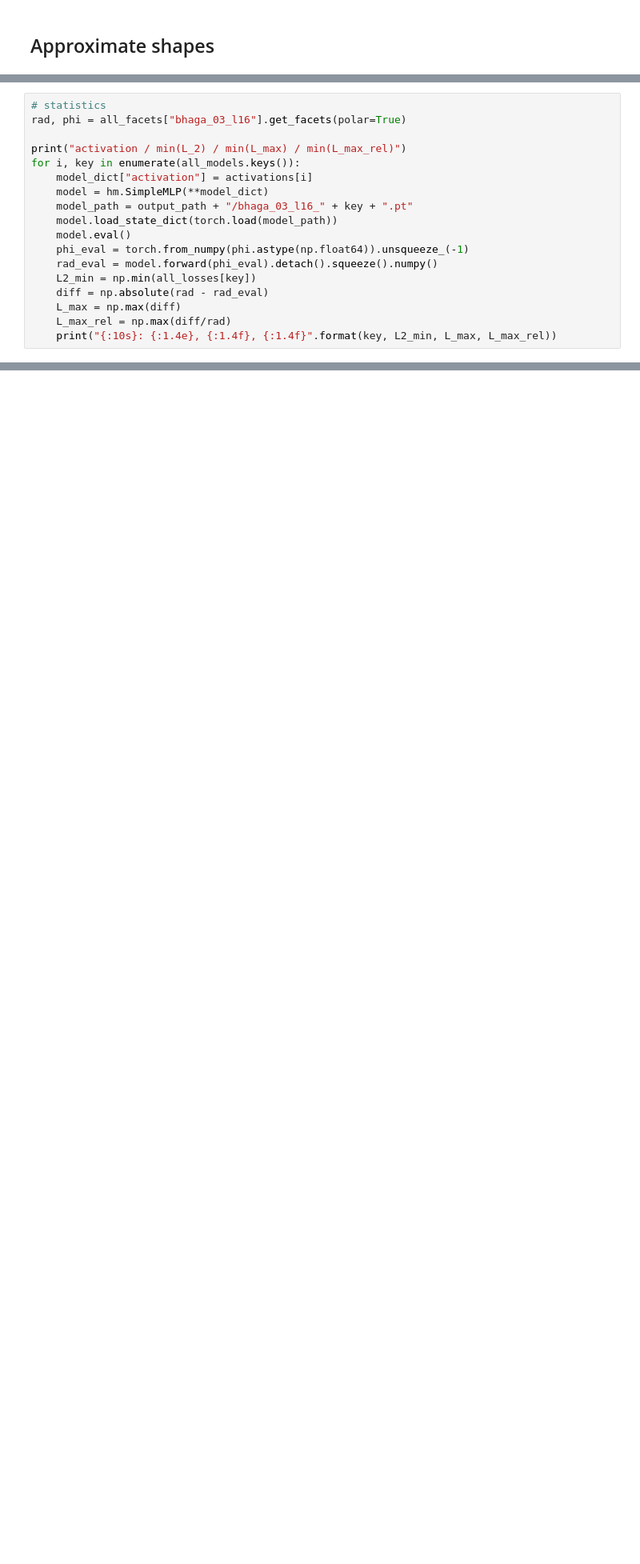
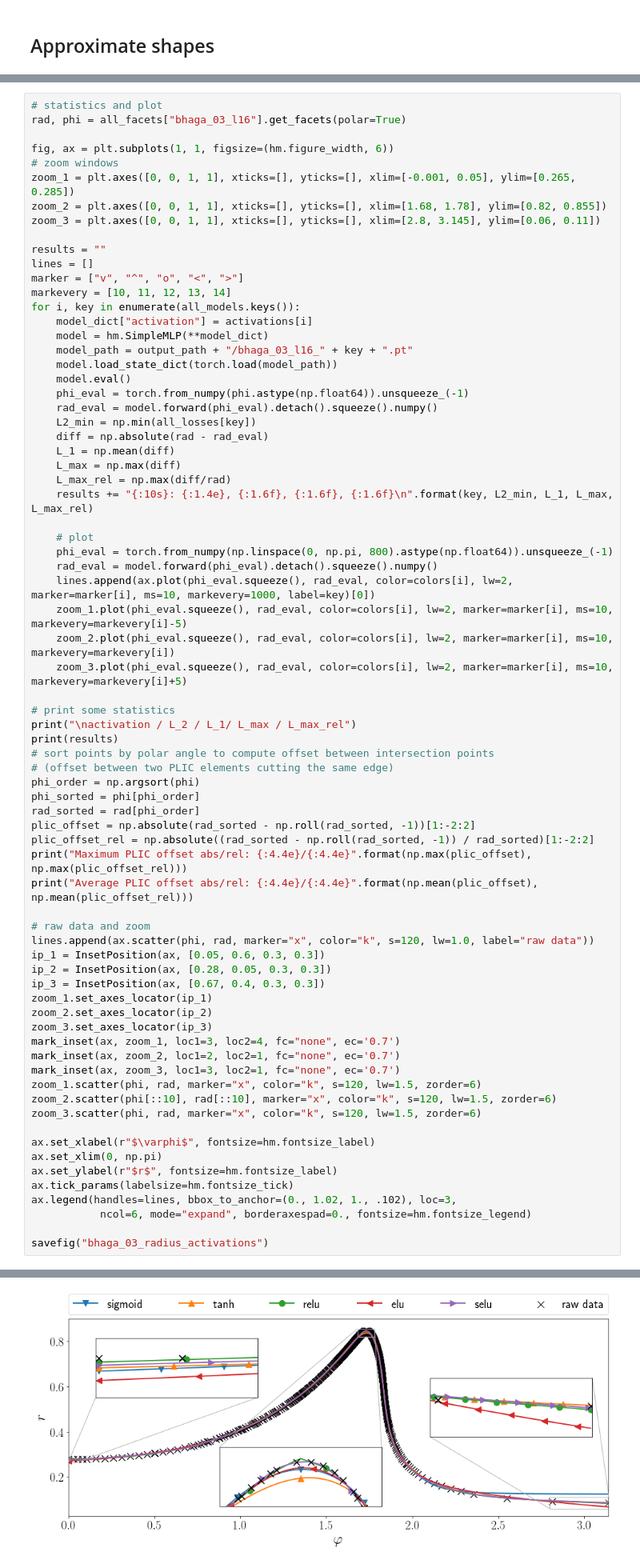
Before and after one commit to AndreWeiner/phd_notebooks, a Jupyter notebook: notebooks/basilisk_2D_shape_approximation_simple.ipynb, the cells around one changed output, grey strips where cells are left out. Shown at 80% size. Drawn from its saved outputs; the diff is of its cells as text; blank space fills up the shorter version.

```diff
--- a/notebooks/basilisk_2D_shape_approximation_simple.ipynb
+++ b/notebooks/basilisk_2D_shape_approximation_simple.ipynb
@@ -201,8 +213,17 @@ savefig("bhaga_03_loss_activations")
 # %%
-# statistics
+# statistics and plot
 rad, phi = all_facets["bhaga_03_l16"].get_facets(polar=True)
 
-print("activation / min(L_2) / min(L_max) / min(L_max_rel)")
+fig, ax = plt.subplots(1, 1, figsize=(hm.figure_width, 6))
+# zoom windows
+zoom_1 = plt.axes([0, 0, 1, 1], xticks=[], yticks=[], xlim=[-0.001, 0.05], ylim=[0.265, 0.285])
+zoom_2 = plt.axes([0, 0, 1, 1], xticks=[], yticks=[], xlim=[1.68, 1.78], ylim=[0.82, 0.855])
+zoom_3 = plt.axes([0, 0, 1, 1], xticks=[], yticks=[], xlim=[2.8, 3.145], ylim=[0.06, 0.11])
+
+results = ""
+lines = []
+marker = ["v", "^", "o", "<", ">"]
+markevery = [10, 11, 12, 13, 14]
 for i, key in enumerate(all_models.keys()):
     model_dict["activation"] = activations[i]
     model = hm.SimpleMLP(**model_dict)
@@ -213,7 +234,53 @@ for i, key in enumerate(all_models.keys()):
     rad_eval = model.forward(phi_eval).detach().squeeze().numpy()
     L2_min = np.min(all_losses[key])
     diff = np.absolute(rad - rad_eval)
+    L_1 = np.mean(diff)
     L_max = np.max(diff)
     L_max_rel = np.max(diff/rad)
-    print("{:10s}: {:1.4e}, {:1.4f}, {:1.4f}".format(key, L2_min, L_max, L_max_rel))
+    results += "{:10s}: {:1.4e}, {:1.6f}, {:1.6f}, {:1.6f}\n".format(key, L2_min, L_1, L_max, L_max_rel)
+
+    # plot
+    phi_eval = torch.from_numpy(np.linspace(0, np.pi, 800).astype(np.float64)).unsqueeze_(-1)
+    rad_eval = model.forward(phi_eval).detach().squeeze().numpy()
+    lines.append(ax.plot(phi_eval.squeeze(), rad_eval, color=colors[i], lw=2, marker=marker[i], ms=10, markevery=1000, label=key)[0])
+    zoom_1.plot(phi_eval.squeeze(), rad_eval, color=colors[i], lw=2, marker=marker[i], ms=10, markevery=markevery[i]-5)
+    zoom_2.plot(phi_eval.squeeze(), rad_eval, color=colors[i], lw=2, marker=marker[i], ms=10, markevery=markevery[i])
+    zoom_3.plot(phi_eval.squeeze(), rad_eval, color=colors[i], lw=2, marker=marker[i], ms=10, markevery=markevery[i]+5)
+
+# print some statistics
+print("\nactivation / L_2 / L_1/ L_max / L_max_rel")
+print(results)
+# sort points by polar angle to compute offset between intersection points
+# (offset between two PLIC elements cutting the same edge)
+phi_order = np.argsort(phi)
+phi_sorted = phi[phi_order]
+rad_sorted = rad[phi_order]
+plic_offset = np.absolute(rad_sorted - np.roll(rad_sorted, -1))[1:-2:2]
+plic_offset_rel = np.absolute((rad_sorted - np.roll(rad_sorted, -1)) / rad_sorted)[1:-2:2]
+print("Maximum PLIC offset abs/rel: {:4.4e}/{:4.4e}".format(np.max(plic_offset), np.max(plic_offset_rel)))
+print("Average PLIC offset abs/rel: {:4.4e}/{:4.4e}".format(np.mean(plic_offset), np.mean(plic_offset_rel)))
+
+# raw data and zoom
+lines.append(ax.scatter(phi, rad, marker="x", color="k", s=120, lw=1.0, label="raw data"))
+ip_1 = InsetPosition(ax, [0.05, 0.6, 0.3, 0.3])
+ip_2 = InsetPosition(ax, [0.28, 0.05, 0.3, 0.3])
+ip_3 = InsetPosition(ax, [0.67, 0.4, 0.3, 0.3])
+zoom_1.set_axes_locator(ip_1)
+zoom_2.set_axes_locator(ip_2)
+zoom_3.set_axes_locator(ip_3)
+mark_inset(ax, zoom_1, loc1=3, loc2=4, fc="none", ec='0.7')
+mark_inset(ax, zoom_2, loc1=2, loc2=1, fc="none", ec='0.7')
+mark_inset(ax, zoom_3, loc1=3, loc2=1, fc="none", ec='0.7')
+zoom_1.scatter(phi, rad, marker="x", color="k", s=120, lw=1.5, zorder=6)
+zoom_2.scatter(phi[::10], rad[::10], marker="x", color="k", s=120, lw=1.5, zorder=6)
+zoom_3.scatter(phi, rad, marker="x", color="k", s=120, lw=1.5, zorder=6)
+
+ax.set_xlabel(r"$\varphi$", fontsize=hm.fontsize_label)
+ax.set_xlim(0, np.pi)
+ax.set_ylabel(r"$r$", fontsize=hm.fontsize_label)
+ax.tick_params(labelsize=hm.fontsize_tick)
+ax.legend(handles=lines, bbox_to_anchor=(0., 1.02, 1., .102), loc=3,
+           ncol=6, mode="expand", borderaxespad=0., fontsize=hm.fontsize_legend)
+
+savefig("bhaga_03_radius_activations")
 # %% [output]
@@ -230,0 +302 @@ selu      : 4.3467e-07, 0.0034, 0.0347
+[figure, added]
```
Also changed, not shown: parts of 15 cells of this notebook, 1 other file.
